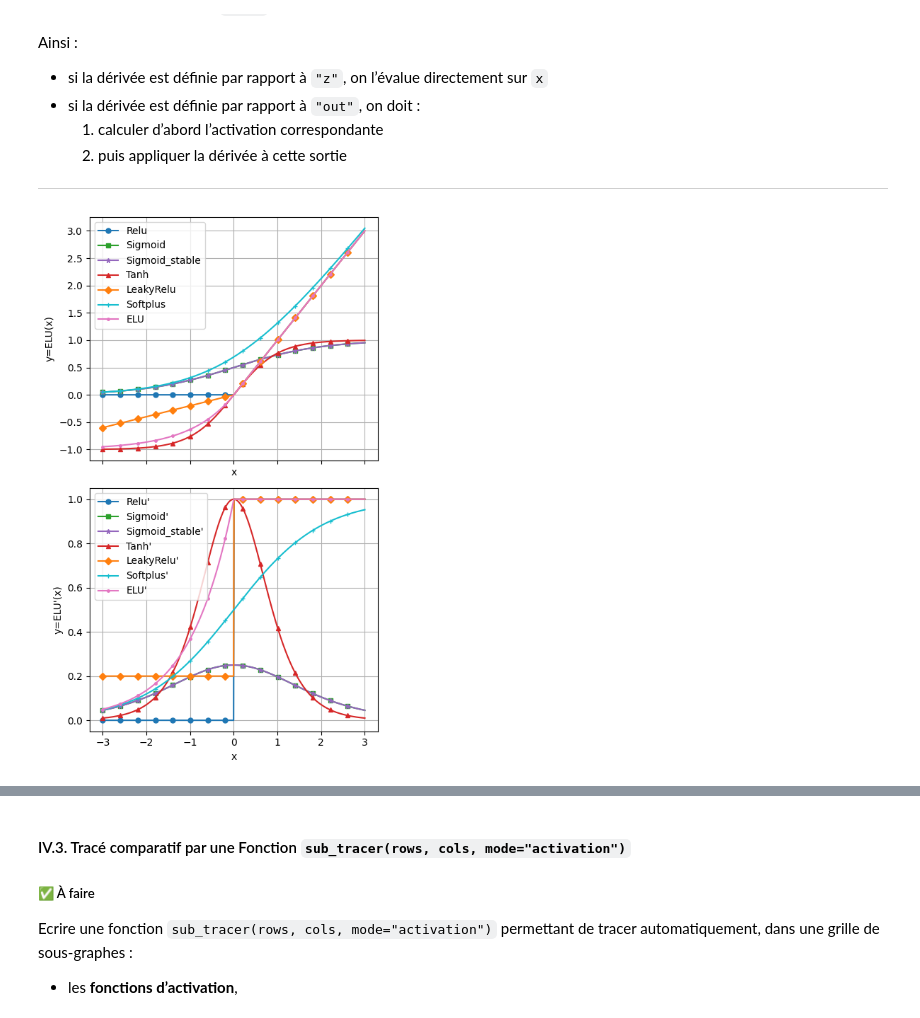
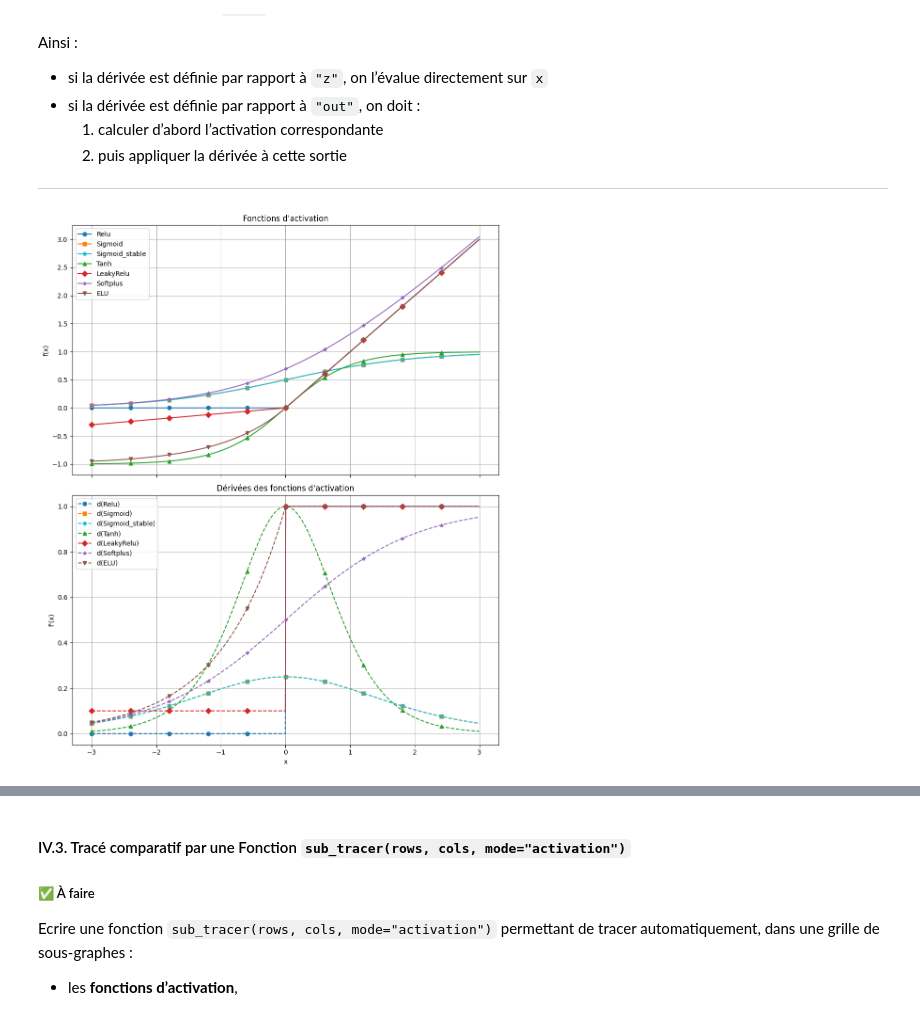
Before and after one commit to Mochatr/python_for_AI, a Jupyter notebook: TP_2/TP_NumPy_Matplotlib_Fonction_Activation_Mini_Reseau_Neurone_XOR.ipynb, the cells around one changed output, grey strips where cells are left out. Cells and saved outputs as stored; diff of their text form; code cells hidden in the pictures.

```diff
--- a/TP_2/TP_NumPy_Matplotlib_Fonction_Activation_Mini_Reseau_Neurone_XOR.ipynb
+++ b/TP_2/TP_NumPy_Matplotlib_Fonction_Activation_Mini_Reseau_Neurone_XOR.ipynb
@@ -510,8 +492,35 @@ Ainsi :
 
 ---
 # %%
-# TODO
+fig, axes = plt.subplots(2, 1, figsize=(10, 12), sharex=True)
+
+# Graphique des activations
+for nom, func in activations.items():
+    axes[0].plot(x, func(x), label=nom, color=couleurs[nom], marker=markers[nom], markersize=6, markevery=60)
+axes[0].set_title("Fonctions d'activation")
+axes[0].set_ylabel("f(x)")
+axes[0].grid(True)
+axes[0].legend()
+
+# Graphique des dérivées
+for nom, d_info in d_activations.items():
+    if d_info["type"] == "z":
+        y_prime = d_info["func"](x)
+    else: # type == "out"
+        out = activations[nom](x)
+        y_prime = d_info["func"](out)
+
+    axes[1].plot(x, y_prime, label=f"d({nom})", color=couleurs[nom], marker=markers[nom], markersize=6, markevery=60, linestyle="--")
+
+axes[1].set_title("Dérivées des fonctions d'activation")
+axes[1].set_xlabel("x")
+axes[1].set_ylabel("f'(x)")
+axes[1].grid(True)
+axes[1].legend()
+
+plt.tight_layout()
+plt.show()
 # %% [output]
-[figure, old version]
+[figure, new version]
 # %%
 # TODO
```
Also changed, not shown: parts of 24 cells of this notebook, 1 other file.
